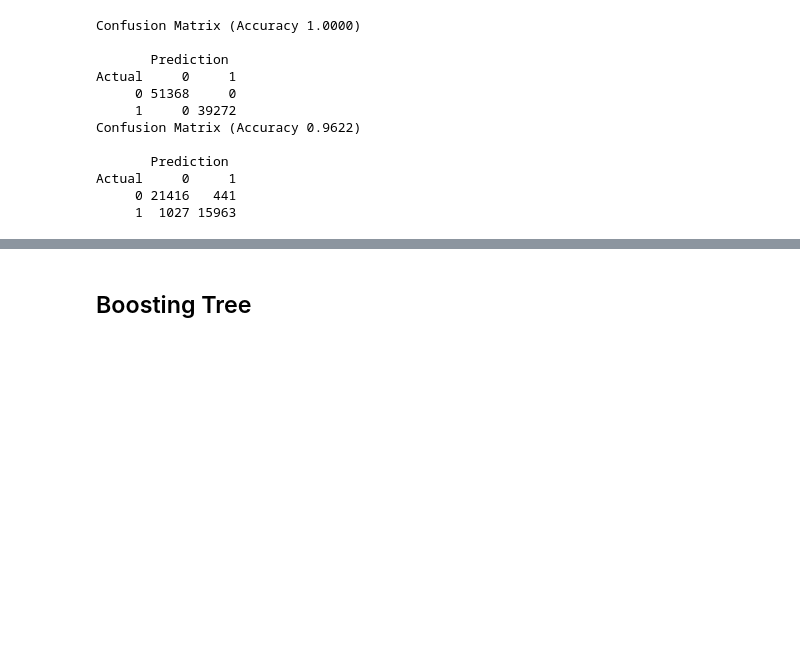
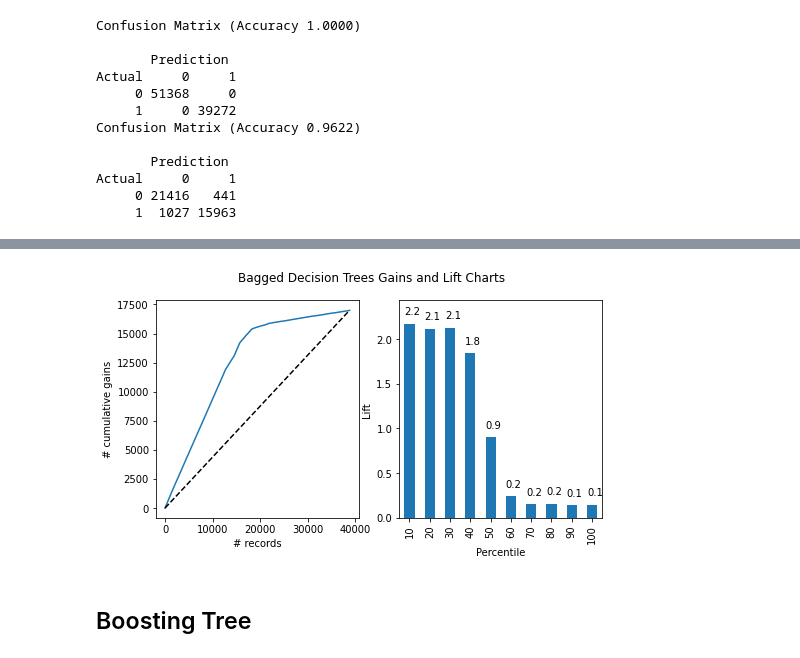
Before and after one commit to nlee98/ADS-505-Business-Analytics, a Jupyter notebook: ADS_505_Final_Project_NL.ipynb, the cells around one changed output, grey strips where cells are left out. Cells and saved outputs as stored; diff of their text form; code cells hidden in the pictures; blank space fills up the shorter version.

```diff
--- a/ADS_505_Final_Project_NL.ipynb
+++ b/ADS_505_Final_Project_NL.ipynb
@@ -897,0 +897,14 @@ Actual     0     1
+# %%
+# Parameters set to avoid overfitting
+bagging2 = BaggingClassifier(DecisionTreeClassifier(max_depth = 5, min_samples_split = 20,
+                                                    min_impurity_decrease = 0.01, random_state = 1),
+                             n_estimators = 100, random_state = 1)
+bagging2.fit(x_train_scaled, y_train)
+
+classes = sorted(y_data.unique())
+
+# Training confusion matrix
+classificationSummary(y_train, bagging2.predict(x_train_scaled), class_names = classes)
+
+# Testing confusion matrix
+classificationSummary(y_test, bagging2.predict(x_test_scaled), class_names = classes)
@@ -898,3 +924,22 @@ Actual     0     1
+# %%
+bagging_prob_pred = bagging2.predict_proba(x_test_scaled)
+bagging2_results = pd.DataFrame({
+    "Actual" : y_test,
+    "p(0)" : [i[0] for i in bagging_prob_pred],
+    "p(1)" : [i[1] for i in bagging_prob_pred],
+    "Predicted" : bagging2.predict(x_test_scaled)
+})
+bagging2_results = bagging2_results.sort_values(
+    by = ["p(1)"], ascending=False)
+
+fig, axes = plt.subplots(nrows = 1, ncols = 2, figsize = (8,4))
+gainsChart(bagging2_results["Actual"], label = "Bagged Decision Trees",
+           ax = axes[0])
+liftChart(bagging2_results["Actual"], title = False, ax = axes[1])
+fig.suptitle("Bagged Decision Trees Gains and Lift Charts")
+plt.show()
+# %% [output]
+[figure, added]
 # %% [markdown]
 ## Boosting Tree
 # %%
```
Also changed, not shown: parts of 44 cells of this notebook.
